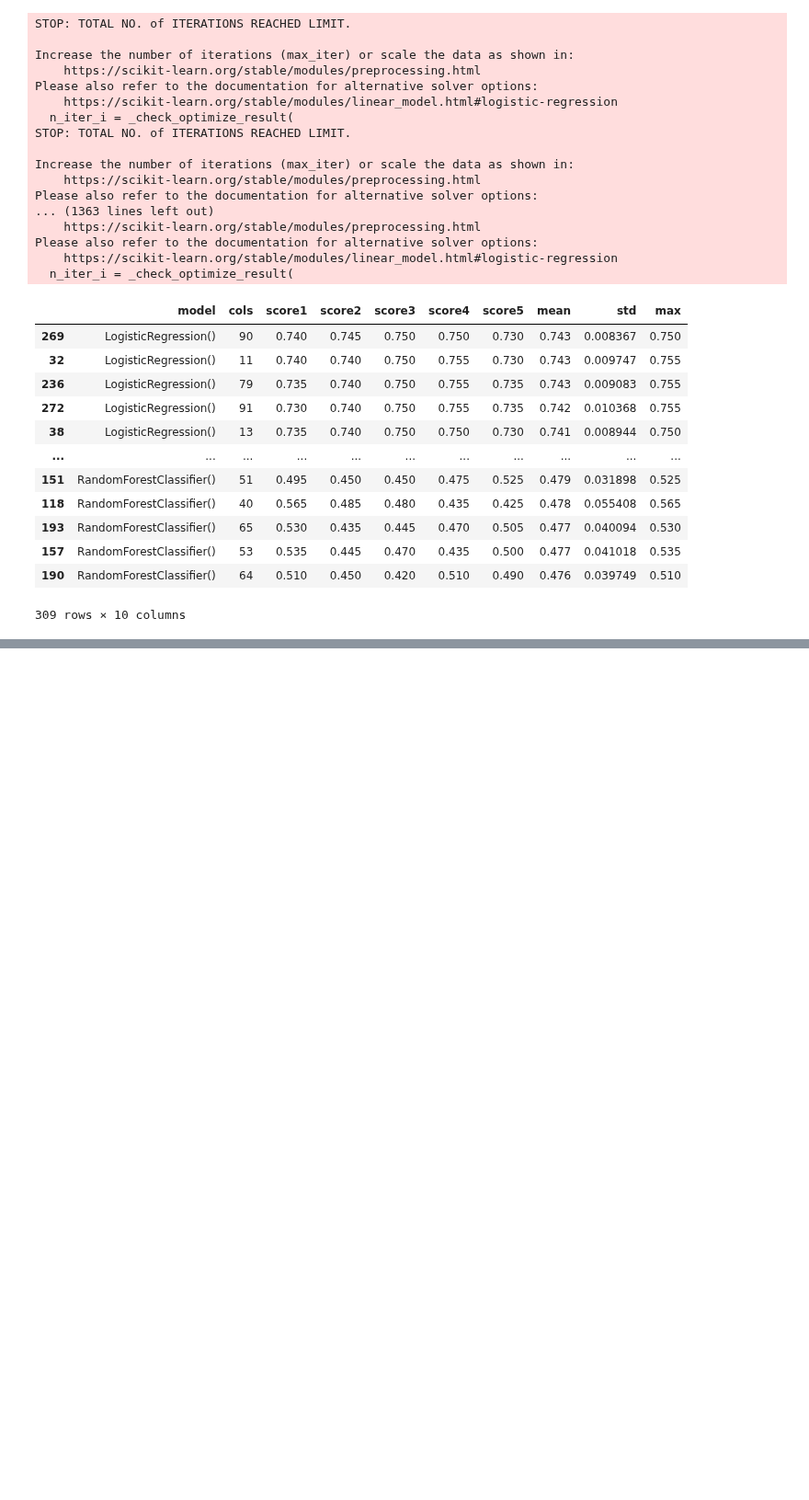
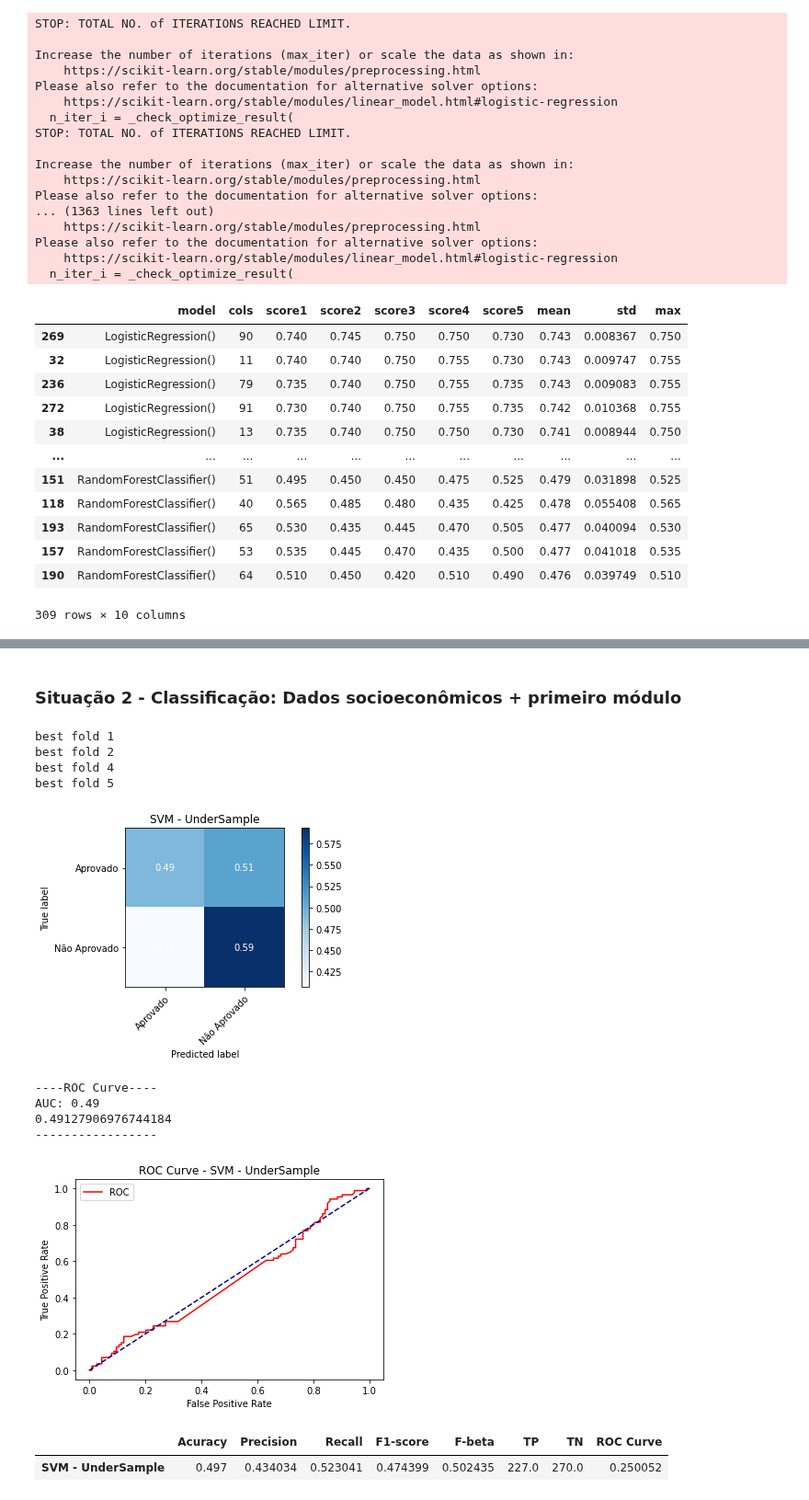
Before and after one commit to usr-bin32/data-mining-assignments, a Jupyter notebook: p6/notebook.ipynb, the cells around one changed output, grey strips where cells are left out. Shown at 92% size. Saved outputs shown, nothing was run; the diff lists cells and outputs as text; code cells hidden in the pictures; blank space fills up the shorter version.

```diff
--- a/p6/notebook.ipynb
+++ b/p6/notebook.ipynb
@@ -702,0 +989,26 @@ Please also refer to the documentation for alternative solver options:
+# %% [markdown]
+### Situação 2 - Classificação: Dados socioeconômicos + primeiro módulo
+# %%
+X = pd.concat([df_sociais, df_modulo1], axis=1)
+columns = X.columns
+X = preprocess(X, cols_ord, cats_ord, cols_nom, cols_num)
+# %%
+sampling = RandomUnderSampler()
+clf = svm.SVC(kernel='linear', probability=True)
+result, results_folds, bestModel = cross_validation_stratified(X, y, clf, 'SVM - UnderSample', columns, sampling)
+# %% [output]
+best fold 1
+best fold 2
+best fold 4
+best fold 5
+[figure, added]
+----ROC Curve----
+AUC: 0.49
+0.49127906976744184
+-----------------
+[figure, added]
+# %%
+result
+# %% [output]
+|  | Acuracy | Precision | Recall | F1-score | F-beta | TP | TN | ROC Curve |
+| SVM - UnderSample | 0.497 | 0.434034 | 0.523041 | 0.474399 | 0.502435 | 227.0 | 270.0 | 0.250052 |
```
Also changed, not shown: parts of 34 cells of this notebook, 1 other file.
